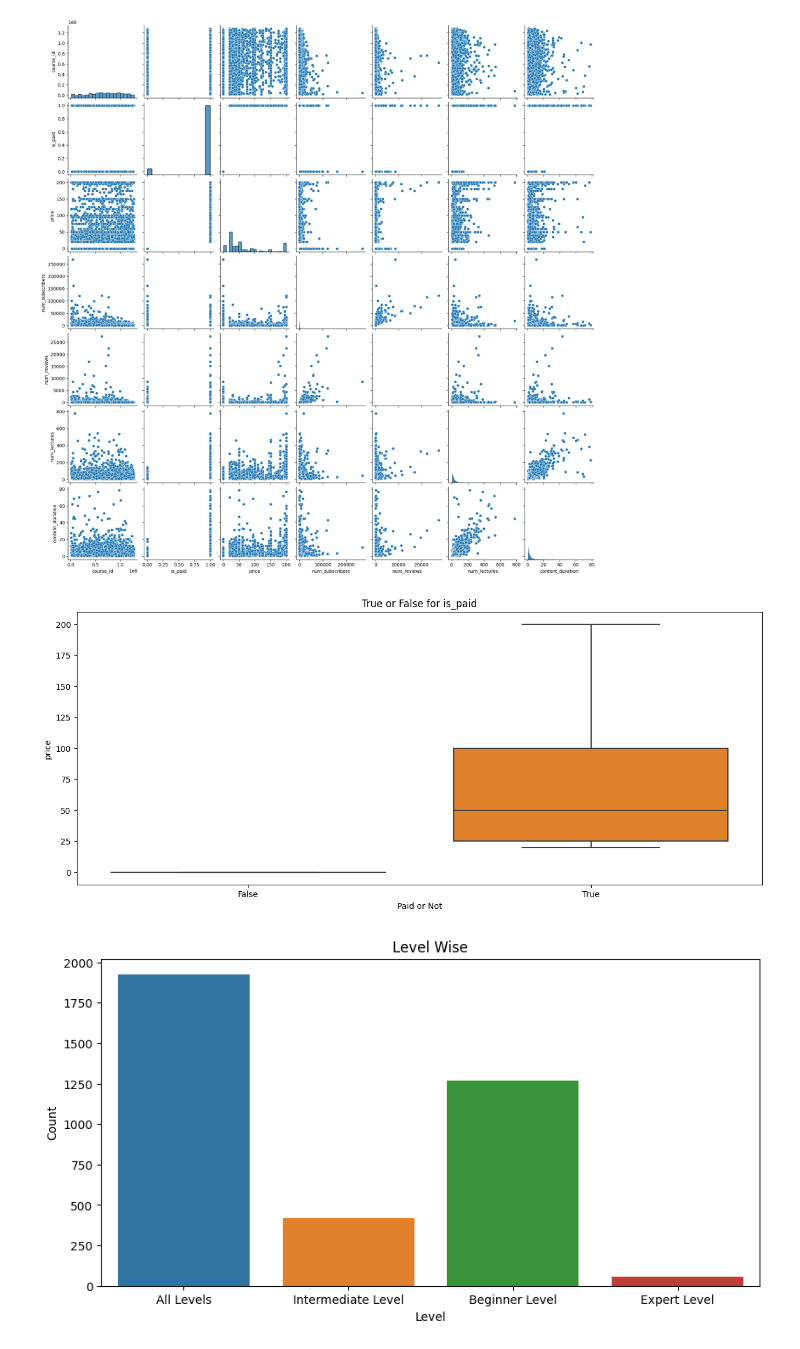
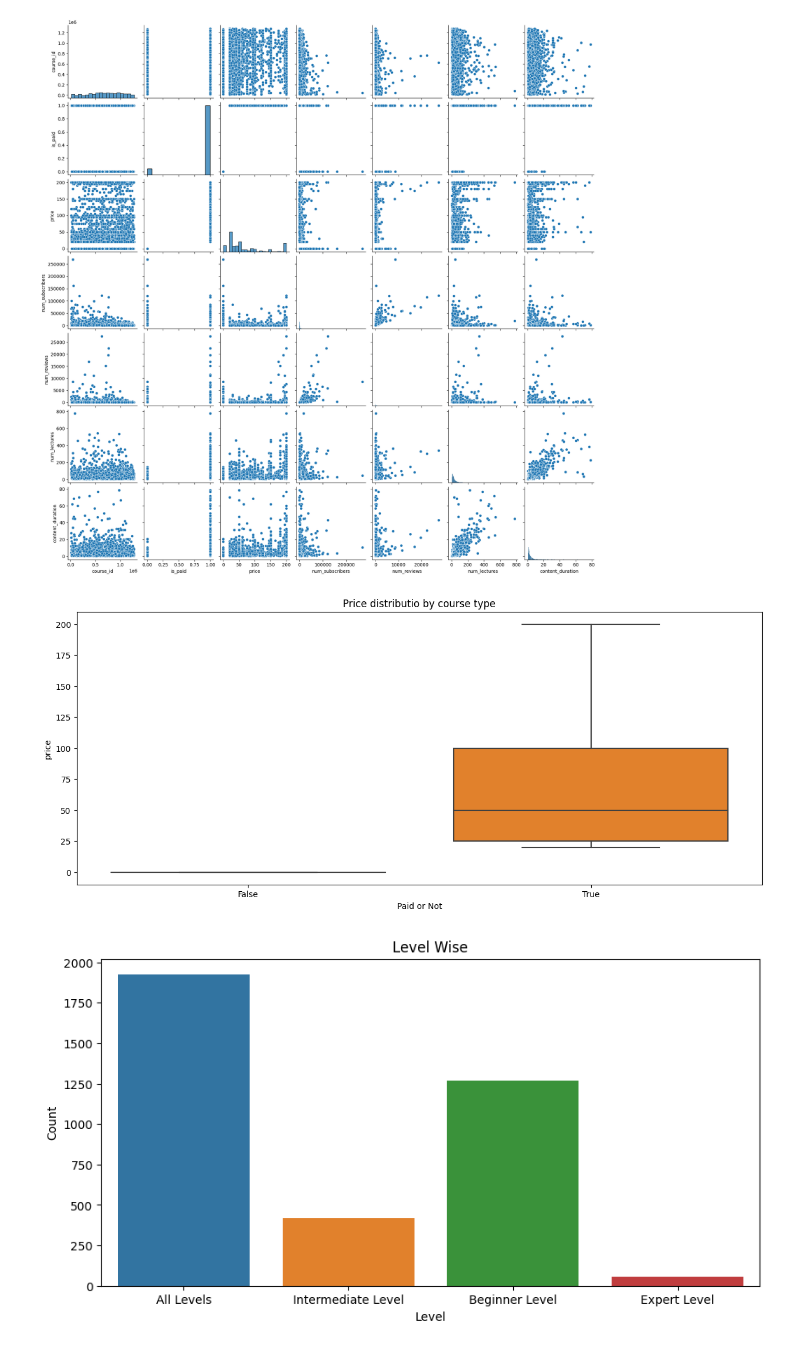
Before and after one commit to pratapjay/DataAnalysis-Casestudy, a Jupyter notebook: udemy_courses.ipynb, the cells around one changed output. Drawn from its saved outputs; the diff is of its cells as text; code cells hidden in the pictures.

Commit message:
Kaggle Notebook | udemy_courses.ipynb | Version 1

```diff
--- a/udemy_courses.ipynb
+++ b/udemy_courses.ipynb
@@ -126,12 +142,12 @@ plt.show()
 # %%
 plt.figure(figsize=(15,6))
 sns.boxplot(x='is_paid',y='price',data=df)
-plt.title('True or False for is_paid')
+plt.title('Price distributio by course type')
 plt.ylabel('price')
 plt.xlabel('Paid or Not')
 plt.show()
 # %% [output]
-[figure, old version]
+[figure, new version]
 # %%
 plt.figure(figsize=(10,5))
 sns.countplot(x='level',data=df)
```
Also changed, not shown: parts of 5 cells of this notebook.
